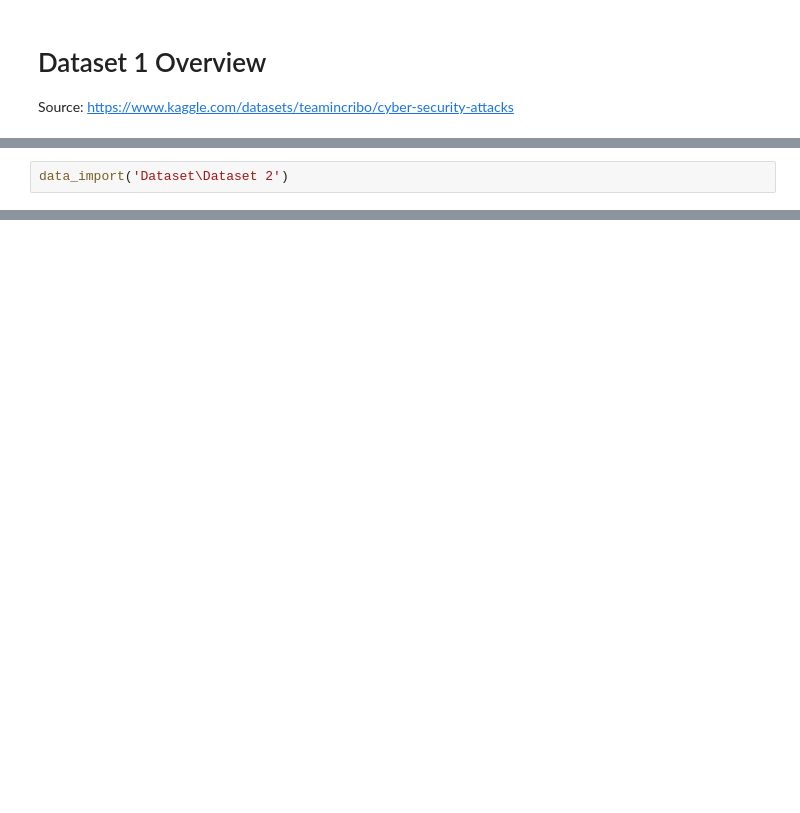
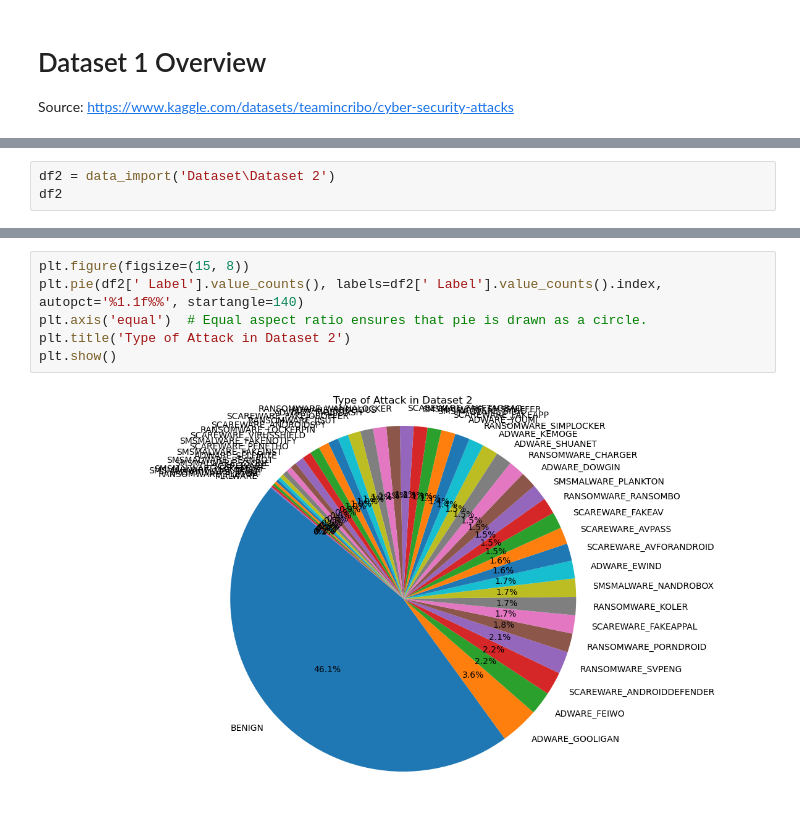
Before and after one commit to Luca-Dang/MA4635_Group9, a Jupyter notebook: Dataset_Overview.ipynb, the cells around one changed output, grey strips where cells are left out. Saved outputs shown, nothing was run; the diff lists cells and outputs as text; blank space fills up the shorter version.

```diff
--- a/Dataset_Overview.ipynb
+++ b/Dataset_Overview.ipynb
@@ -38,3 +90,4 @@ data_import('Dataset\Dataset 1')[0]
 # %%
-data_import('Dataset\Dataset 2')
+df2 = data_import('Dataset\Dataset 2')
+df2
 # %% [output]
@@ -41,0 +134,8 @@ FileNotFoundError: [WinError 3] The system cannot find the path specified: 'Adwa
+# %%
+plt.figure(figsize=(15, 8))
+plt.pie(df2[' Label'].value_counts(), labels=df2[' Label'].value_counts().index, autopct='%1.1f%%', startangle=140)
+plt.axis('equal')  # Equal aspect ratio ensures that pie is drawn as a circle.
+plt.title('Type of Attack in Dataset 2')
+plt.show()
+# %% [output]
+[figure, added]
```
Also changed, not shown: parts of 8 cells of this notebook, 2 other files.
